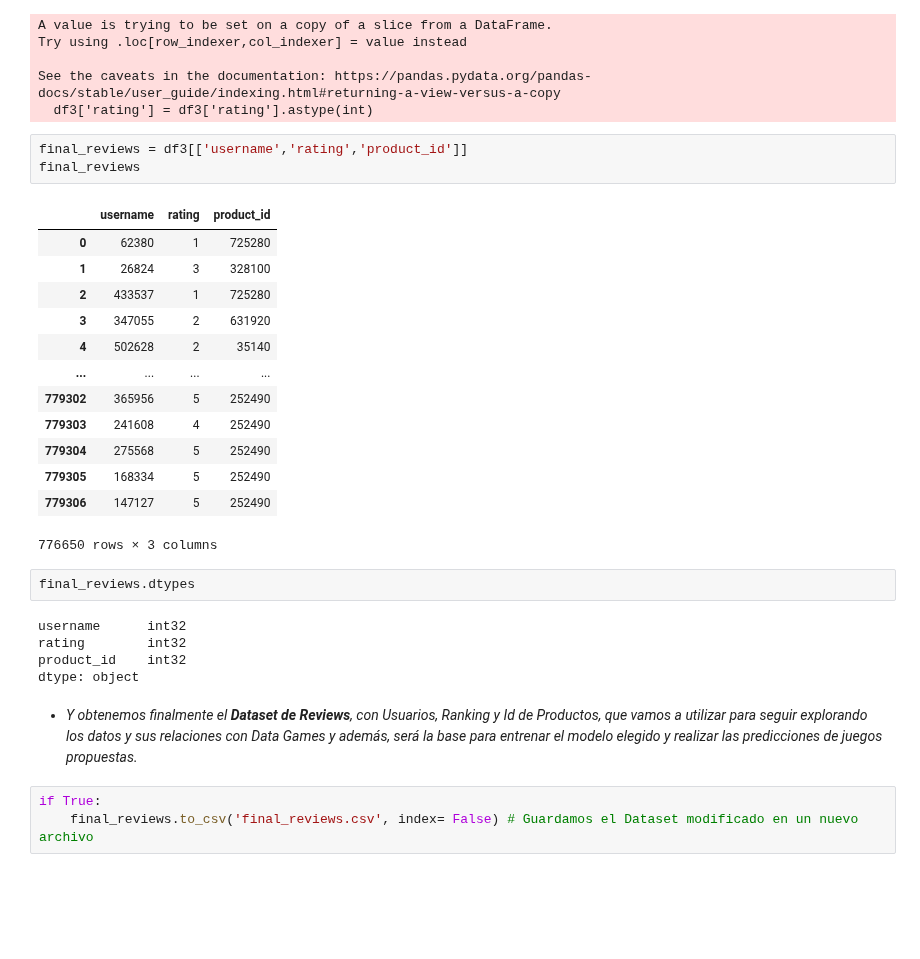
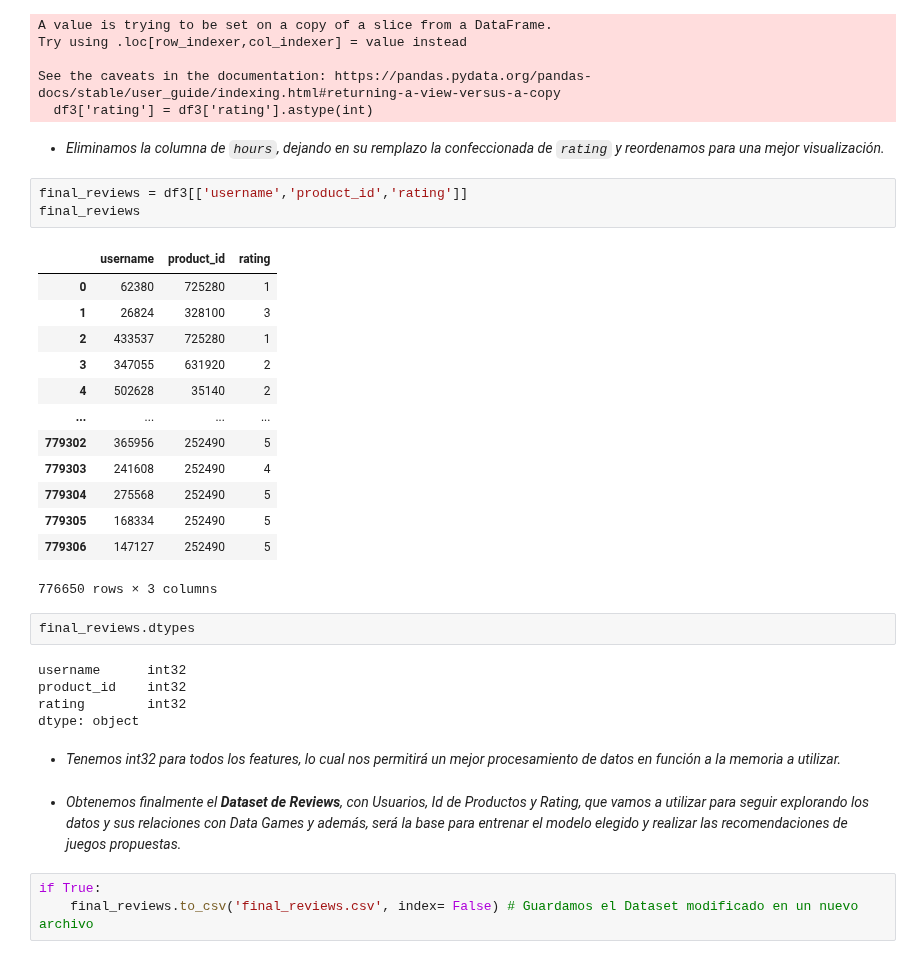
Before and after one commit to alseveso/AcamicaDS, a Jupyter notebook: Proyecto 3/A. Proyecto 03_Alejandra Seveso.ipynb, the cells around one changed output. Drawn from its saved outputs; the diff is of its cells as text; blank space fills up the shorter version.

```diff
--- a/Proyecto 3/A. Proyecto 03_Alejandra Seveso.ipynb
+++ b/Proyecto 3/A. Proyecto 03_Alejandra Seveso.ipynb
@@ -503,32 +498,36 @@ Try using .loc[row_indexer,col_indexer] = value instead
 
 See the caveats in the documentation: https://pandas.pydata.org/pandas-docs/stable/user_guide/indexing.html#returning-a-view-versus-a-copy
   df3['rating'] = df3['rating'].astype(int)
+# %% [markdown]
+* *Eliminamos la columna de `hours`, dejando en su remplazo la confeccionada de `rating` y reordenamos para una mejor visualización.*
 # %%
-final_reviews = df3[['username','rating','product_id']]
+final_reviews = df3[['username','product_id','rating']]
 final_reviews
 # %% [output]
-|  | username | rating | product_id |
-| 0 | 62380 | 1 | 725280 |
-| 1 | 26824 | 3 | 328100 |
-| 2 | 433537 | 1 | 725280 |
-| 3 | 347055 | 2 | 631920 |
-| 4 | 502628 | 2 | 35140 |
+|  | username | product_id | rating |
+| 0 | 62380 | 725280 | 1 |
+| 1 | 26824 | 328100 | 3 |
+| 2 | 433537 | 725280 | 1 |
+| 3 | 347055 | 631920 | 2 |
+| 4 | 502628 | 35140 | 2 |
 | ... | ... | ... | ... |
-| 779302 | 365956 | 5 | 252490 |
-| 779303 | 241608 | 4 | 252490 |
-| 779304 | 275568 | 5 | 252490 |
-| 779305 | 168334 | 5 | 252490 |
-| 779306 | 147127 | 5 | 252490 |
+| 779302 | 365956 | 252490 | 5 |
+| 779303 | 241608 | 252490 | 4 |
+| 779304 | 275568 | 252490 | 5 |
+| 779305 | 168334 | 252490 | 5 |
+| 779306 | 147127 | 252490 | 5 |
 776650 rows × 3 columns
 # %%
 final_reviews.dtypes
 # %% [output]
 username      int32
+product_id    int32
 rating        int32
-product_id    int32
 dtype: object
+# %% [markdown]
+* *Tenemos int32 para todos los features, lo cual nos permitirá un mejor procesamiento de datos en función a la memoria a utilizar.*
 # %% [markdown]
-* *Y obtenemos finalmente el **Dataset de Reviews**, con Usuarios, Ranking y Id de Productos, que vamos a utilizar para seguir explorando los datos y sus relaciones con Data Games y además, será la base para entrenar el modelo elegido y realizar las predicciones de juegos propuestas.*
+* *Obtenemos finalmente el **Dataset de Reviews**, con Usuarios, Id de Productos y Rating, que vamos a utilizar para seguir explorando los datos y sus relaciones con Data Games y además, será la base para entrenar el modelo elegido y realizar las recomendaciones de juegos propuestas.*
 # %%
 if True:
     final_reviews.to_csv('final_reviews.csv', index= False) # Guardamos el Dataset modificado en un nuevo archivo
```
Also changed, not shown: parts of 66 cells of this notebook, 1 other file.
